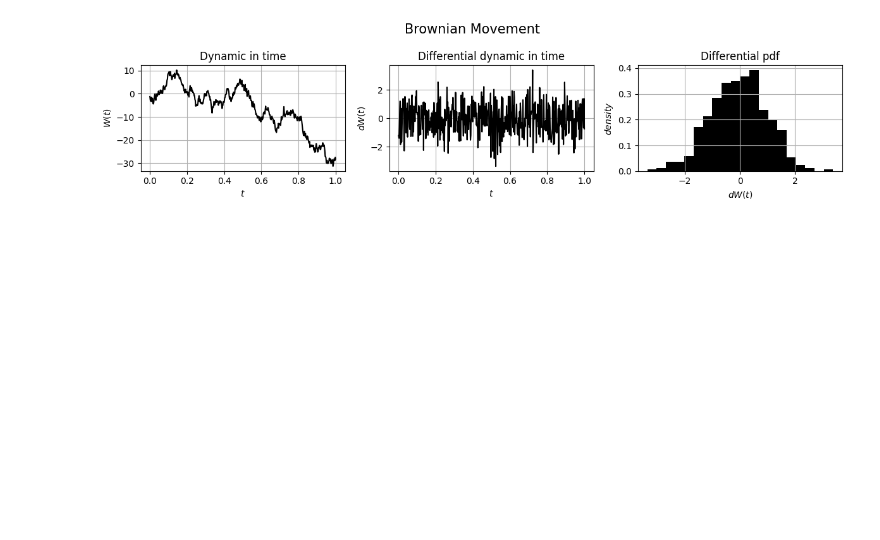
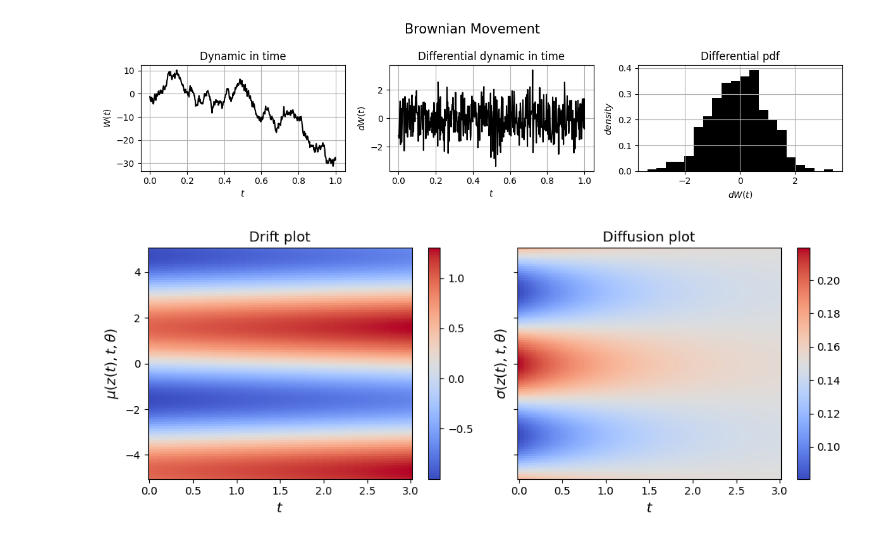
Before and after one commit to sswt/dive2gai, a Jupyter notebook: unit12/NeuralDE.ipynb, the cells around one changed output. Saved outputs shown, nothing was run; the diff lists cells and outputs as text; code cells hidden in the pictures; blank space fills up the shorter version.

```diff
--- a/unit12/NeuralDE.ipynb
+++ b/unit12/NeuralDE.ipynb
@@ -582,16 +582,21 @@ plt.show()
 # %% [output]
 [figure]
 # %%
-class Lambda(nn.Module):
+class SDE(nn.Module):
 
     def __init__(self):
         super().__init__()
-        self.theta = nn.Parameter(torch.tensor(0.1), requires_grad=True)
         self.noise_type = "diagonal"
         self.sde_type = "ito"
 
     def f(self, t, y):
-        return torch.sin(t) + self.theta * y
+        """drift"""
+        return torch.sin(t) + torch.tensor(0.1, device=y.device) * y
 
     def g(self, t, y):
-        return 0.3 * torch.sigmoid(torch.cos(t) * torch.exp(-y))
+        """diffusion"""
+        return torch.tensor(0.3, device=y.device) * torch.sigmoid(torch.cos(t) * torch.exp(-y))
+
+    def forward(self, t, y):
+        """odeint"""
+        return self.f(t, y) + self.g(t, y)
@@ -664,0 +603,34 @@ shutil.rmtree('imgs')
+# %%
+random.seed(0);
+np.random.seed(0);
+torch.manual_seed(0);
+torch.cuda.manual_seed(0);
+torch.cuda.manual_seed_all(0);
+
+batch_size, state_size, t_size = 300, 1, 100
+ts = torch.linspace(0, 3, t_size)
+y0 = torch.linspace(-5, 5, t_size)
+bm = BrownianInterval(t0=ts[0], t1=ts[-1], size=(batch_size, state_size))
+sde = SDE()
+
+T, Y = torch.meshgrid(ts, y0)
+
+with torch.no_grad():
+    F = sde.f(Y, T)
+    G = sde.g(Y, T)
+
+fig, ax = plt.subplots(ncols=2, figsize=(10, 4), sharex=True, sharey=True)
+im0 = ax[0].pcolormesh(T, Y, F, cmap='coolwarm')
+ax[0].set_xlabel("$t$", size=13)
+ax[0].set_ylabel("$\mu(z(t), t, \\theta)$", size=13)
+ax[0].set_title("Drift plot", size=13)
+im1 = ax[1].pcolormesh(T, Y, G, cmap='coolwarm')
+ax[1].set_xlabel("$t$", size=13)
+ax[1].set_ylabel("$\sigma(z(t), t, \\theta)$", size=13)
+ax[1].set_title("Diffusion plot", size=13)
+plt.colorbar(im0, ax=ax[0])
+plt.colorbar(im1, ax=ax[1])
+plt.tight_layout()
+plt.show()
+# %% [output]
+[figure, added]
```
Also changed, not shown: parts of 6 cells of this notebook, 4 other files.
